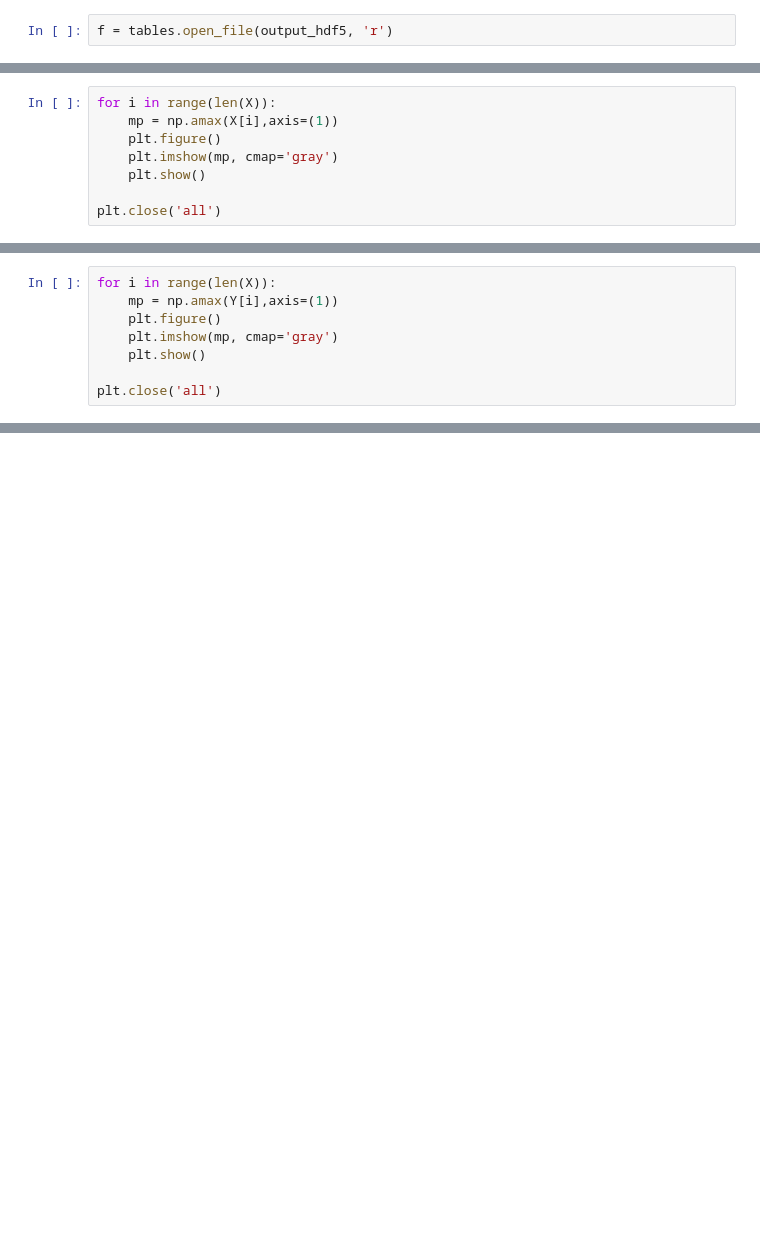
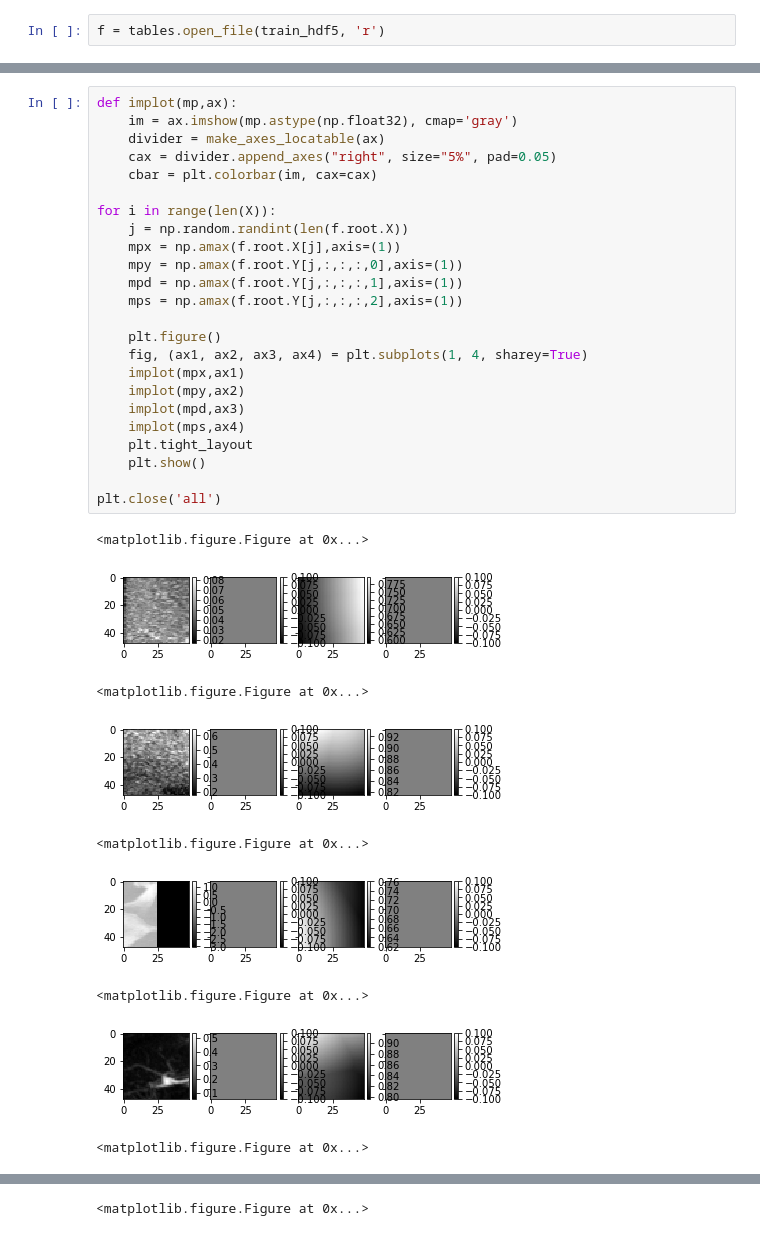
Before and after one commit to gmaher/DeepUtil, a Jupyter notebook: test.ipynb, the cells around one changed output, grey strips where cells are left out. Saved outputs shown, nothing was run; the diff lists cells and outputs as text; blank space fills up the shorter version.

```diff
--- a/test.ipynb
+++ b/test.ipynb
@@ -121,3 +147,3 @@ image 9
 # %%
-f = tables.open_file(output_hdf5, 'r')
+f = tables.open_file(train_hdf5, 'r')
 # %%
@@ -133,8 +162,0 @@ print np.sum(np.abs(X-Y))
-# %%
-for i in range(len(X)):
-    mp = np.amax(X[i],axis=(1))
-    plt.figure()
-    plt.imshow(mp, cmap='gray')
-    plt.show()
-
-plt.close('all')
@@ -152,8 +162,0 @@ plt.close('all')
-# %%
-for i in range(len(X)):
-    mp = np.amax(Y[i],axis=(1))
-    plt.figure()
-    plt.imshow(mp, cmap='gray')
-    plt.show()
-
-plt.close('all')
@@ -170,0 +163,34 @@ plt.close('all')
+# %%
+def implot(mp,ax):
+    im = ax.imshow(mp.astype(np.float32), cmap='gray')
+    divider = make_axes_locatable(ax)
+    cax = divider.append_axes("right", size="5%", pad=0.05)
+    cbar = plt.colorbar(im, cax=cax)
+
+for i in range(len(X)):
+    j = np.random.randint(len(f.root.X))
+    mpx = np.amax(f.root.X[j],axis=(1))
+    mpy = np.amax(f.root.Y[j,:,:,:,0],axis=(1))
+    mpd = np.amax(f.root.Y[j,:,:,:,1],axis=(1))
+    mps = np.amax(f.root.Y[j,:,:,:,2],axis=(1))
+
+    plt.figure()
+    fig, (ax1, ax2, ax3, ax4) = plt.subplots(1, 4, sharey=True)
+    implot(mpx,ax1)
+    implot(mpy,ax2)
+    implot(mpd,ax3)
+    implot(mps,ax4)
+    plt.tight_layout
+    plt.show()
+
+plt.close('all')
+# %% [output]
+<matplotlib.figure.Figure at 0x...>
+[figure, added]
+<matplotlib.figure.Figure at 0x...>
+[figure, added]
+<matplotlib.figure.Figure at 0x...>
+[figure, added]
+<matplotlib.figure.Figure at 0x...>
+[figure, added]
+<matplotlib.figure.Figure at 0x...>
@@ -170,0 +198 @@ plt.close('all')
+<matplotlib.figure.Figure at 0x...>
```
Also changed, not shown: parts of 11 cells of this notebook.
